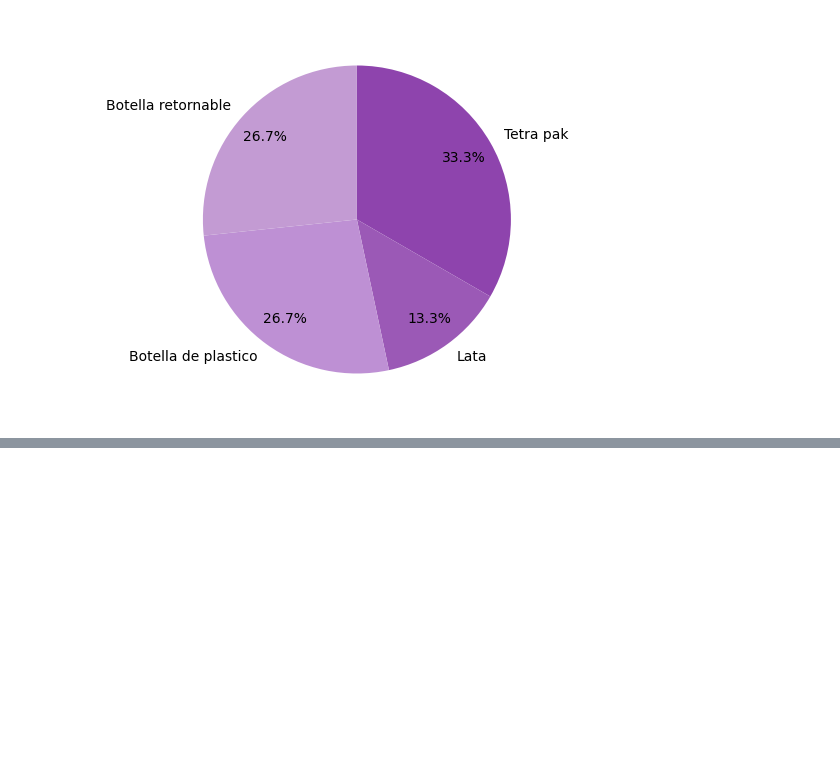
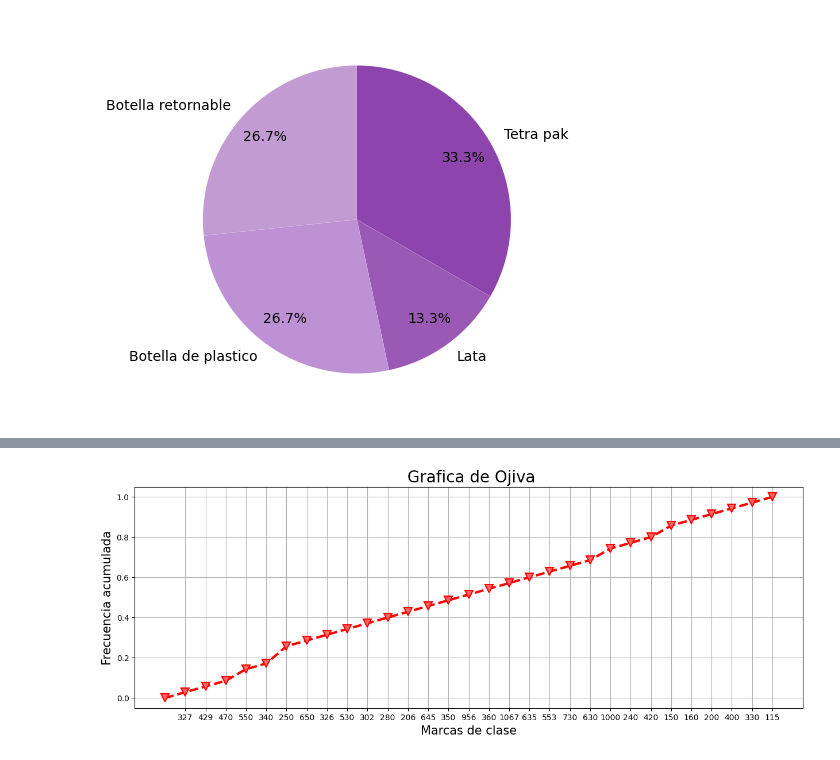
Before and after one commit to brianherna/T1-Remedial, a Jupyter notebook: t1-remedial-b.ipynb, the cells around one changed output, grey strips where cells are left out. Saved outputs shown, nothing was run; the diff lists cells and outputs as text; code cells hidden in the pictures; blank space fills up the shorter version.

```diff
--- a/t1-remedial-b.ipynb
+++ b/t1-remedial-b.ipynb
@@ -152,0 +294,25 @@ The list exists and is not empty.
+# %%
+plt.figure(figsize=(15, 5))  # (Ancho, alto) del grafico
+
+datos_x = [0] + valores_ref_eje
+datos_y = [0] + facum
+
+# Ojiva
+plt.plot(datos_x, datos_y,
+         linewidth=3,
+         color="#FF0000",
+         linestyle="--",
+         marker="v",
+         markersize=10,
+         markerfacecolor="#FF6666",
+         markeredgecolor="#FF0000",
+         markeredgewidth=1.5)
+
+plt.xticks(valores_ref_eje, marcas_clase, fontsize=10)
+plt.xlabel("Marcas de clase", fontsize=15)
+plt.ylabel("Frecuencia acumulada", fontsize=15)
+plt.title(" Grafica de Ojiva", fontsize=20)
+plt.grid()
+plt.show()
+# %% [output]
+[figure, added]
```
Also changed, not shown: parts of 3 cells of this notebook.
